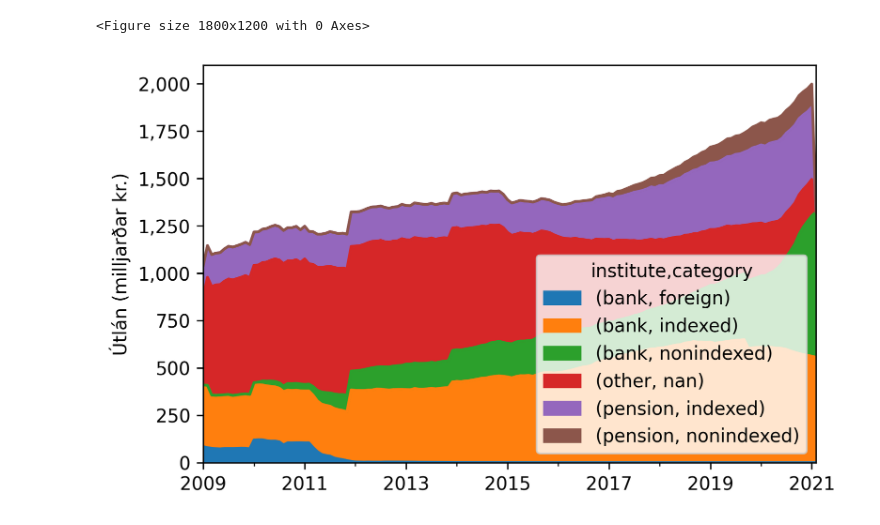
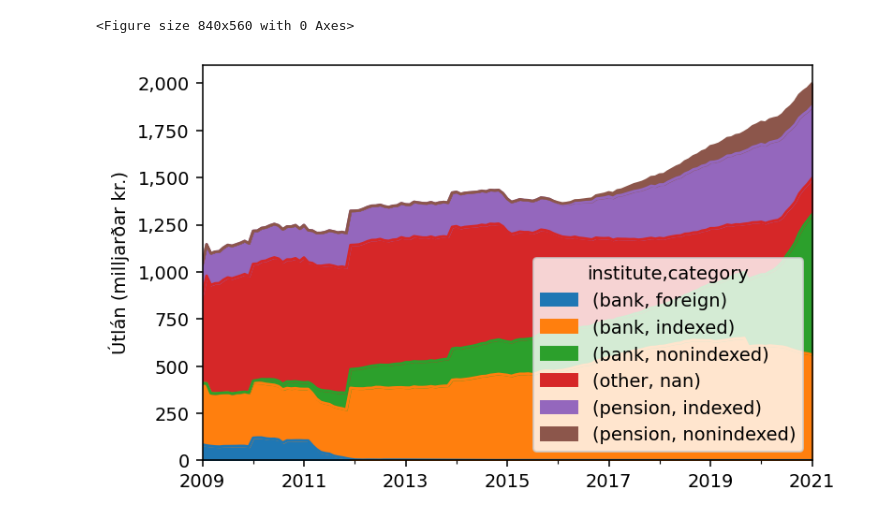
Before and after one commit to jokull/sedlabanki-data, a Jupyter notebook: Mortgages.ipynb, the cells around one changed output. Saved outputs shown, nothing was run; the diff lists cells and outputs as text; code cells hidden in the pictures.

```diff
--- a/Mortgages.ipynb
+++ b/Mortgages.ipynb
@@ -18,18 +21,18 @@ series = pandas.read_csv(url, parse_dates=['date'])
 # %%
 from matplotlib.ticker import FuncFormatter
 
 import matplotlib.pyplot as plt
 import matplotlib as mpl
 
-mpl.rcParams['figure.dpi'] = 300
+mpl.rcParams['figure.dpi'] = 140
 
 df = series.pivot(index="date", columns=("institute","category"), values="value")
 fig = plt.figure()
 ax = df.plot.area(stacked=True)
 ax.set_ylabel("Útlán (milljarðar kr.)")
 ax.set_xlabel(None)
 
 ax.yaxis.set_major_formatter(FuncFormatter(lambda y, _: f'{y / 1_000_000_000:,.0f}'))
 # %% [output]
-<Figure size 1800x1200 with 0 Axes>
+<Figure size 840x560 with 0 Axes>
-[figure, old version]
+[figure, new version]
```
Also changed, not shown: parts of 1 cell of this notebook, 4 other files.
